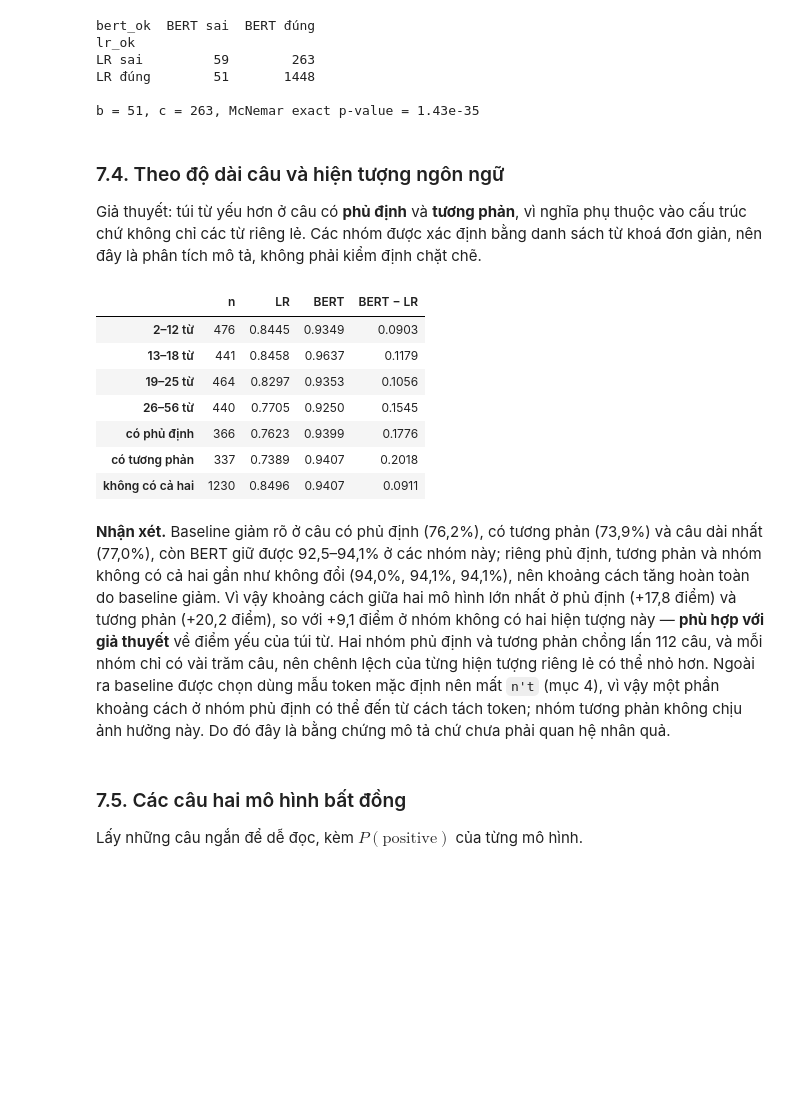
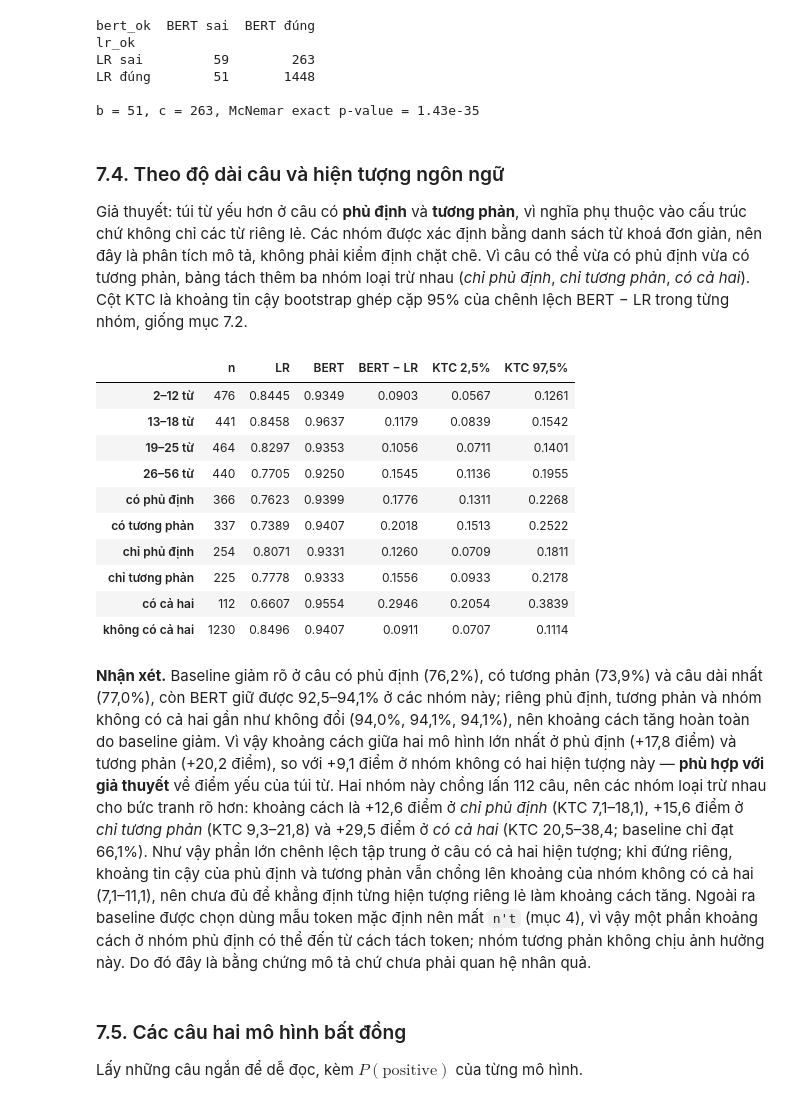
Before and after one commit to ducnt3/IT4772E, a Jupyter notebook: Sentiment/SST2.ipynb, the cells around one changed output. Saved outputs shown, nothing was run; the diff lists cells and outputs as text; code cells hidden in the pictures; blank space fills up the shorter version.

Commit message:
feat(sentiment): add leakage, C-range and group CI checks to SST-2 notebook

```diff
--- a/Sentiment/SST2.ipynb
+++ b/Sentiment/SST2.ipynb
@@ -254,3 +259,22 @@ Câu test       trùng khoá chuẩn hoá với train: 6
 Tỉ lệ mẫu train chứa "n't"   : 3.3%
 Tỉ lệ mẫu train chứa ' , '   : 25.0%
 Tỉ lệ mẫu train chứa '``'    : 1.1%
+# %%
+def word_ngrams(text, n=5):
+    words = text.split()
+    return {' '.join(words[i:i + n]) for i in range(len(words) - n + 1)}
+
+
+def contains_train_phrase(text, min_words=5):
+    """Câu có chứa trọn một mẫu train (cụm từ dài từ min_words từ) hay không."""
+    words = text.split()
+    return any(' '.join(words[i:j]) in train_phrases
+               for i in range(len(words)) for j in range(i + min_words, len(words) + 1))
+
+
+train_phrases = {' '.join(t.split()) for t in train_df['text'] if len(t.split()) >= 5}
+train_5grams = set().union(*train_df['text'].map(word_ngrams))
+for split, df in [('validation', dev_df), ('test', test_df)]:
+    whole = df['text'].map(contains_train_phrase).mean()
+    shared = df['text'].map(lambda t: bool(word_ngrams(t) & train_5grams)).mean()
+    print(f'{split:10s}: chứa trọn một mẫu train ≥ 5 từ {100 * whole:4.1f}%; có chung ít nhất một 5-gram với train {100 * shared:4.1f}%')
@@ -751,36 +790,44 @@ b = 51, c = 263, McNemar exact p-value = 1.43e-35
 ### 7.4. Theo độ dài câu và hiện tượng ngôn ngữ
 
 Giả thuyết: túi từ yếu hơn ở câu có **phủ định** và **tương phản**, vì nghĩa phụ thuộc vào cấu trúc chứ không chỉ các từ riêng lẻ.
-Các nhóm được xác định bằng danh sách từ khoá đơn giản, nên đây là phân tích mô tả, không phải kiểm định chặt chẽ.
+Các nhóm được xác định bằng danh sách từ khoá đơn giản, nên đây là phân tích mô tả, không phải kiểm định chặt chẽ. Vì câu có thể vừa có phủ định vừa có tương phản, bảng tách thêm ba nhóm loại trừ nhau
+(*chỉ phủ định*, *chỉ tương phản*, *có cả hai*). Cột KTC là khoảng tin cậy bootstrap ghép cặp 95% của chênh lệch BERT − LR trong từng nhóm, giống mục 7.2.
 # %%
-def group_accuracy(mask):
-    subset = compare_df[mask]
-    return {'n': len(subset), 'LR': subset['lr_ok'].mean(), 'BERT': subset['bert_ok'].mean(),
-            'BERT − LR': subset['bert_ok'].mean() - subset['lr_ok'].mean()}
+def group_accuracy(mask, n_boot=5000):
+    lr_ok, bert_ok = compare_df.loc[mask, 'lr_ok'].values, compare_df.loc[mask, 'bert_ok'].values
+    idx = np.random.default_rng(SEED).integers(0, len(lr_ok), size=(n_boot, len(lr_ok)))
+    diff = bert_ok[idx].mean(axis=1) - lr_ok[idx].mean(axis=1)
+    return {'n': len(lr_ok), 'LR': lr_ok.mean(), 'BERT': bert_ok.mean(), 'BERT − LR': bert_ok.mean() - lr_ok.mean(),
+            'KTC 2,5%': np.percentile(diff, 2.5), 'KTC 97,5%': np.percentile(diff, 97.5)}
 
 
 tokens = compare_df['text'].str.split().map(set)
 NEGATION = {'not', "n't", 'no', 'never', 'nothing', 'neither', 'nor', 'without', 'hardly', 'barely'}
 CONTRAST = {'but', 'however', 'yet', 'though', 'although', 'despite', 'while'}
 has_neg, has_con = tokens.map(lambda t: bool(t & NEGATION)), tokens.map(lambda t: bool(t & CONTRAST))
 
 length_bucket = pd.qcut(compare_df['n_words'], q=4)
 groups = {f'{int(iv.left) + 1}–{int(iv.right)} từ': length_bucket == iv for iv in length_bucket.cat.categories}
-groups.update({'có phủ định': has_neg, 'có tương phản': has_con, 'không có cả hai': ~has_neg & ~has_con})
+groups.update({'có phủ định': has_neg, 'có tương phản': has_con,
+               'chỉ phủ định': has_neg & ~has_con, 'chỉ tương phản': ~has_neg & has_con,
+               'có cả hai': has_neg & has_con, 'không có cả hai': ~has_neg & ~has_con})
 pd.DataFrame({name: group_accuracy(mask) for name, mask in groups.items()}).T.astype({'n': int}).round(4)
 # %% [output]
-|  | n | LR | BERT | BERT − LR |
-| 2–12 từ | 476 | 0.8445 | 0.9349 | 0.0903 |
-| 13–18 từ | 441 | 0.8458 | 0.9637 | 0.1179 |
-| 19–25 từ | 464 | 0.8297 | 0.9353 | 0.1056 |
-| 26–56 từ | 440 | 0.7705 | 0.9250 | 0.1545 |
-| có phủ định | 366 | 0.7623 | 0.9399 | 0.1776 |
-| có tương phản | 337 | 0.7389 | 0.9407 | 0.2018 |
-| không có cả hai | 1230 | 0.8496 | 0.9407 | 0.0911 |
+|  | n | LR | BERT | BERT − LR | KTC 2,5% | KTC 97,5% |
+| 2–12 từ | 476 | 0.8445 | 0.9349 | 0.0903 | 0.0567 | 0.1261 |
+| 13–18 từ | 441 | 0.8458 | 0.9637 | 0.1179 | 0.0839 | 0.1542 |
+| 19–25 từ | 464 | 0.8297 | 0.9353 | 0.1056 | 0.0711 | 0.1401 |
+| 26–56 từ | 440 | 0.7705 | 0.9250 | 0.1545 | 0.1136 | 0.1955 |
+| có phủ định | 366 | 0.7623 | 0.9399 | 0.1776 | 0.1311 | 0.2268 |
+| có tương phản | 337 | 0.7389 | 0.9407 | 0.2018 | 0.1513 | 0.2522 |
+| chỉ phủ định | 254 | 0.8071 | 0.9331 | 0.1260 | 0.0709 | 0.1811 |
+| chỉ tương phản | 225 | 0.7778 | 0.9333 | 0.1556 | 0.0933 | 0.2178 |
+| có cả hai | 112 | 0.6607 | 0.9554 | 0.2946 | 0.2054 | 0.3839 |
+| không có cả hai | 1230 | 0.8496 | 0.9407 | 0.0911 | 0.0707 | 0.1114 |
 # %% [markdown]
 **Nhận xét.** Baseline giảm rõ ở câu có phủ định (76,2%), có tương phản (73,9%) và câu dài nhất (77,0%), còn BERT giữ được 92,5–94,1% ở các nhóm này; riêng phủ định, tương phản và nhóm không có cả hai gần như không đổi (94,0%, 94,1%, 94,1%), nên khoảng cách tăng hoàn toàn do baseline giảm.
 Vì vậy khoảng cách giữa hai mô hình lớn nhất ở phủ định (+17,8 điểm) và tương phản (+20,2 điểm), so với +9,1 điểm ở nhóm không có hai hiện tượng này —
-**phù hợp với giả thuyết** về điểm yếu của túi từ. Hai nhóm phủ định và tương phản chồng lấn 112 câu, và mỗi nhóm chỉ có vài trăm câu, nên chênh lệch của từng hiện tượng riêng lẻ có thể nhỏ hơn. Ngoài ra baseline được chọn dùng mẫu token mặc định nên mất `n't` (mục 4), vì vậy một phần khoảng cách ở nhóm phủ định có thể đến từ cách tách token; nhóm tương phản không chịu ảnh hưởng này. Do đó đây là bằng chứng mô tả chứ chưa phải quan hệ nhân quả.
+**phù hợp với giả thuyết** về điểm yếu của túi từ. Hai nhóm này chồng lấn 112 câu, nên các nhóm loại trừ nhau cho bức tranh rõ hơn: khoảng cách là +12,6 điểm ở *chỉ phủ định* (KTC 7,1–18,1), +15,6 điểm ở *chỉ tương phản* (KTC 9,3–21,8) và +29,5 điểm ở *có cả hai* (KTC 20,5–38,4; baseline chỉ đạt 66,1%). Như vậy phần lớn chênh lệch tập trung ở câu có cả hai hiện tượng; khi đứng riêng, khoảng tin cậy của phủ định và tương phản vẫn chồng lên khoảng của nhóm không có cả hai (7,1–11,1), nên chưa đủ để khẳng định từng hiện tượng riêng lẻ làm khoảng cách tăng. Ngoài ra baseline được chọn dùng mẫu token mặc định nên mất `n't` (mục 4), vì vậy một phần khoảng cách ở nhóm phủ định có thể đến từ cách tách token; nhóm tương phản không chịu ảnh hưởng này. Do đó đây là bằng chứng mô tả chứ chưa phải quan hệ nhân quả.
 # %% [markdown]
 ### 7.5. Các câu hai mô hình bất đồng
 
```
Also changed, not shown: parts of 10 cells of this notebook.
